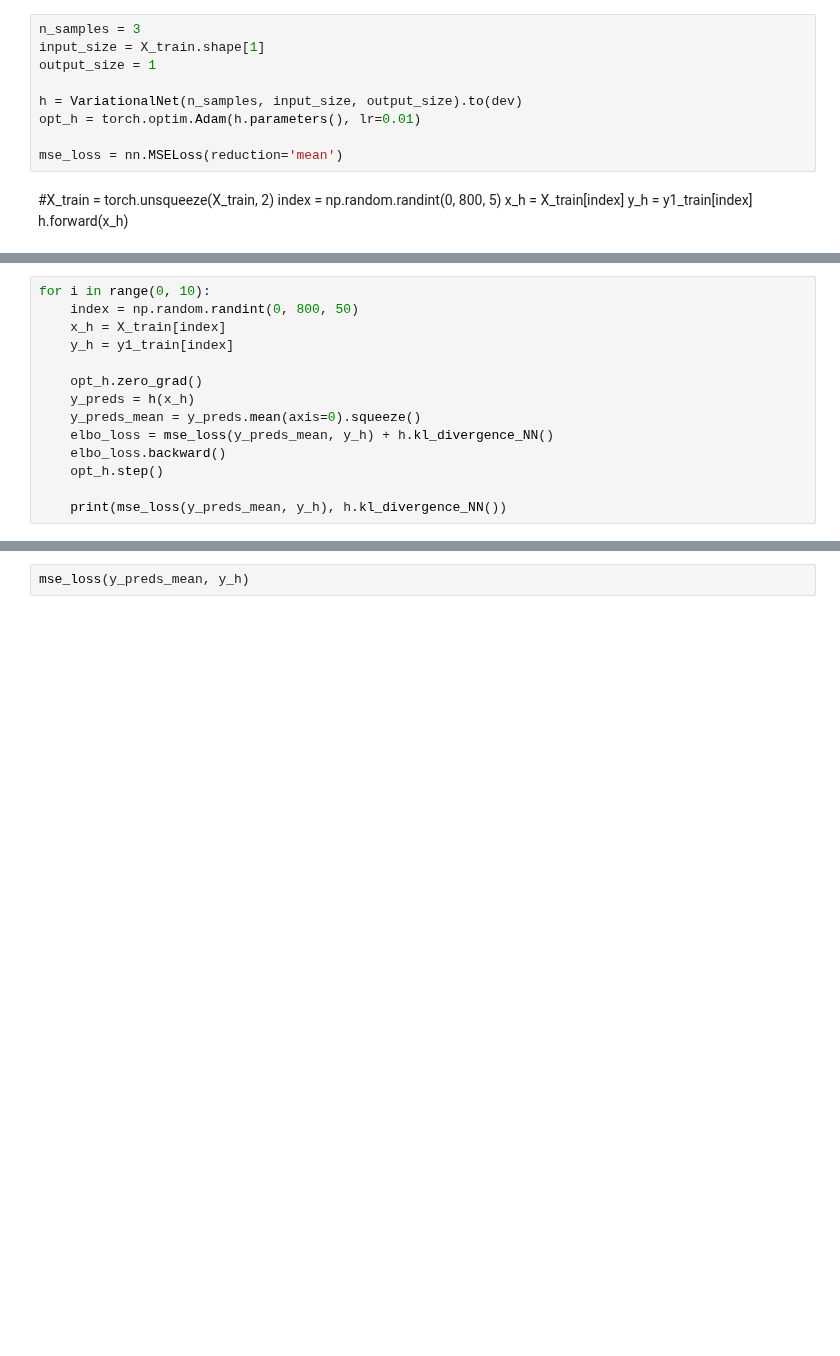
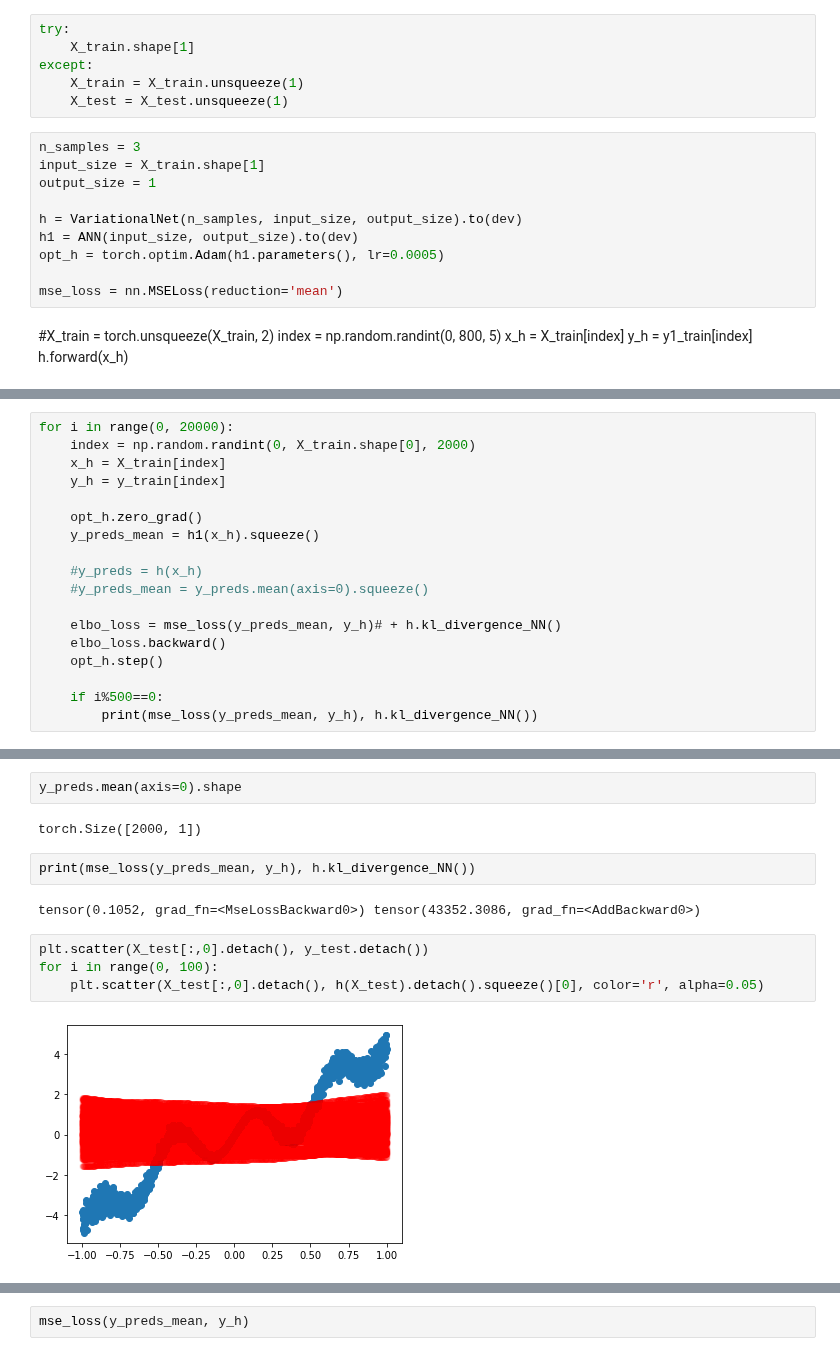
Before and after one commit to AlanLahoud/BNNSOP, a Jupyter notebook: illustrative_example.ipynb, the cells around one changed output, grey strips where cells are left out. Saved outputs shown, nothing was run; the diff lists cells and outputs as text; blank space fills up the shorter version.

```diff
--- a/illustrative_example.ipynb
+++ b/illustrative_example.ipynb
@@ -135,10 +185,17 @@ class VariationalNet(nn.Module):
+# %%
+try:
+    X_train.shape[1]
+except:
+    X_train = X_train.unsqueeze(1)
+    X_test = X_test.unsqueeze(1)
 # %%
 n_samples = 3
 input_size = X_train.shape[1]
 output_size = 1
 
 h = VariationalNet(n_samples, input_size, output_size).to(dev)
-opt_h = torch.optim.Adam(h.parameters(), lr=0.01)
+h1 = ANN(input_size, output_size).to(dev)
+opt_h = torch.optim.Adam(h1.parameters(), lr=0.0005)
 
 mse_loss = nn.MSELoss(reduction='mean')
 # %% [markdown]
@@ -150,15 +212,19 @@ h.forward(x_h)
 # %%
-for i in range(0, 10):
-    index = np.random.randint(0, 800, 50)
+for i in range(0, 20000):
+    index = np.random.randint(0, X_train.shape[0], 2000)
     x_h = X_train[index]
-    y_h = y1_train[index]
+    y_h = y_train[index]
 
     opt_h.zero_grad()
-    y_preds = h(x_h)
-    y_preds_mean = y_preds.mean(axis=0).squeeze()
-    elbo_loss = mse_loss(y_preds_mean, y_h) + h.kl_divergence_NN()
+    y_preds_mean = h1(x_h).squeeze()
+
+    #y_preds = h(x_h)
+    #y_preds_mean = y_preds.mean(axis=0).squeeze()
+
+    elbo_loss = mse_loss(y_preds_mean, y_h)# + h.kl_divergence_NN()
     elbo_loss.backward()
     opt_h.step()
 
-    print(mse_loss(y_preds_mean, y_h), h.kl_divergence_NN())
+    if i%500==0:
+        print(mse_loss(y_preds_mean, y_h), h.kl_divergence_NN())
 # %% [output]
@@ -174,0 +253,14 @@ tensor(1052.6262, grad_fn=<MseLossBackward0>) tensor(350.6403, grad_fn=<AddBackw
+# %%
+y_preds.mean(axis=0).shape
+# %% [output]
+torch.Size([2000, 1])
+# %%
+print(mse_loss(y_preds_mean, y_h), h.kl_divergence_NN())
+# %% [output]
+tensor(0.1052, grad_fn=<MseLossBackward0>) tensor(43352.3086, grad_fn=<AddBackward0>)
+# %%
+plt.scatter(X_test[:,0].detach(), y_test.detach())
+for i in range(0, 100):
+    plt.scatter(X_test[:,0].detach(), h(X_test).detach().squeeze()[0], color='r', alpha=0.05)
+# %% [output]
+[figure, added]
```
Also changed, not shown: parts of 14 cells of this notebook.
